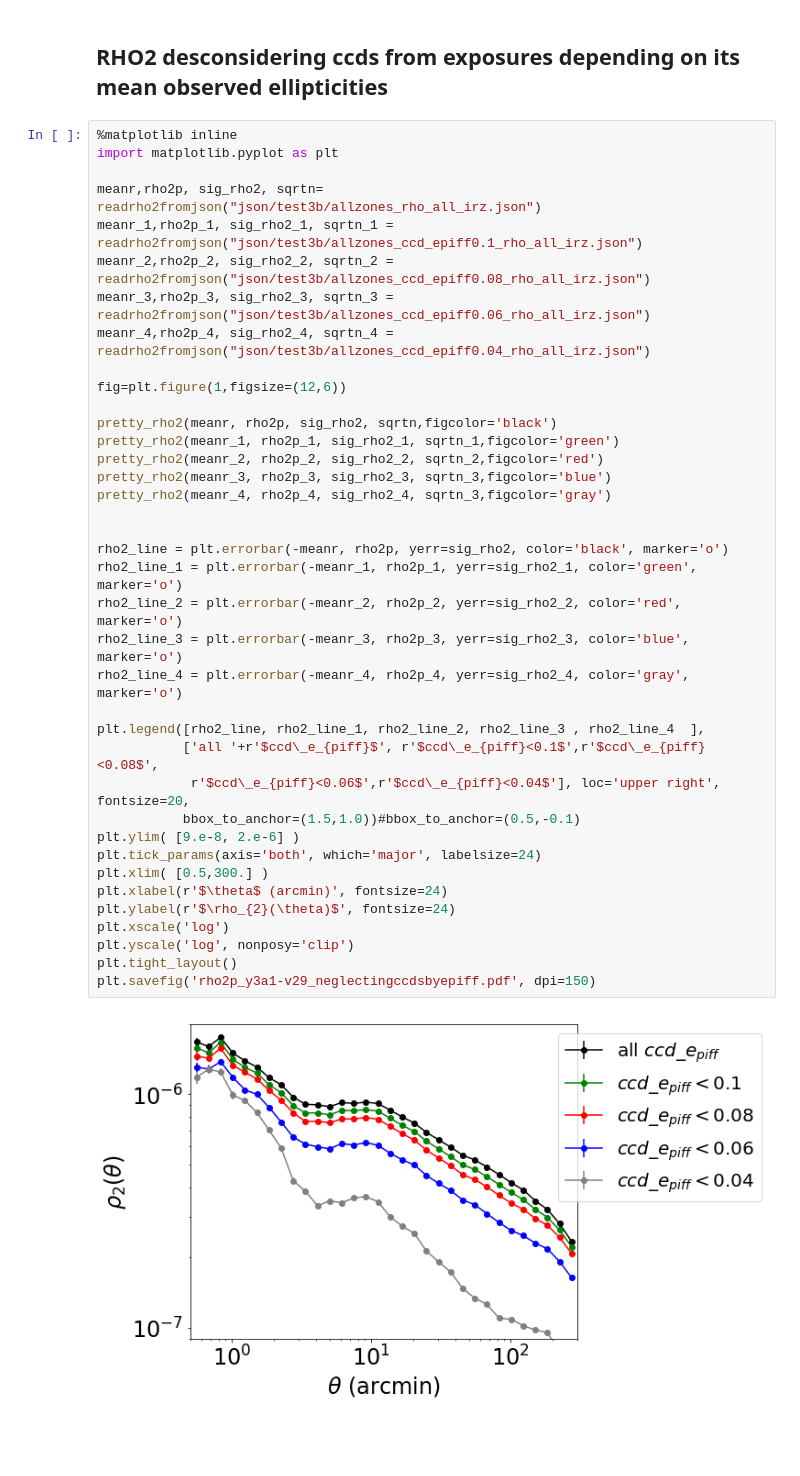
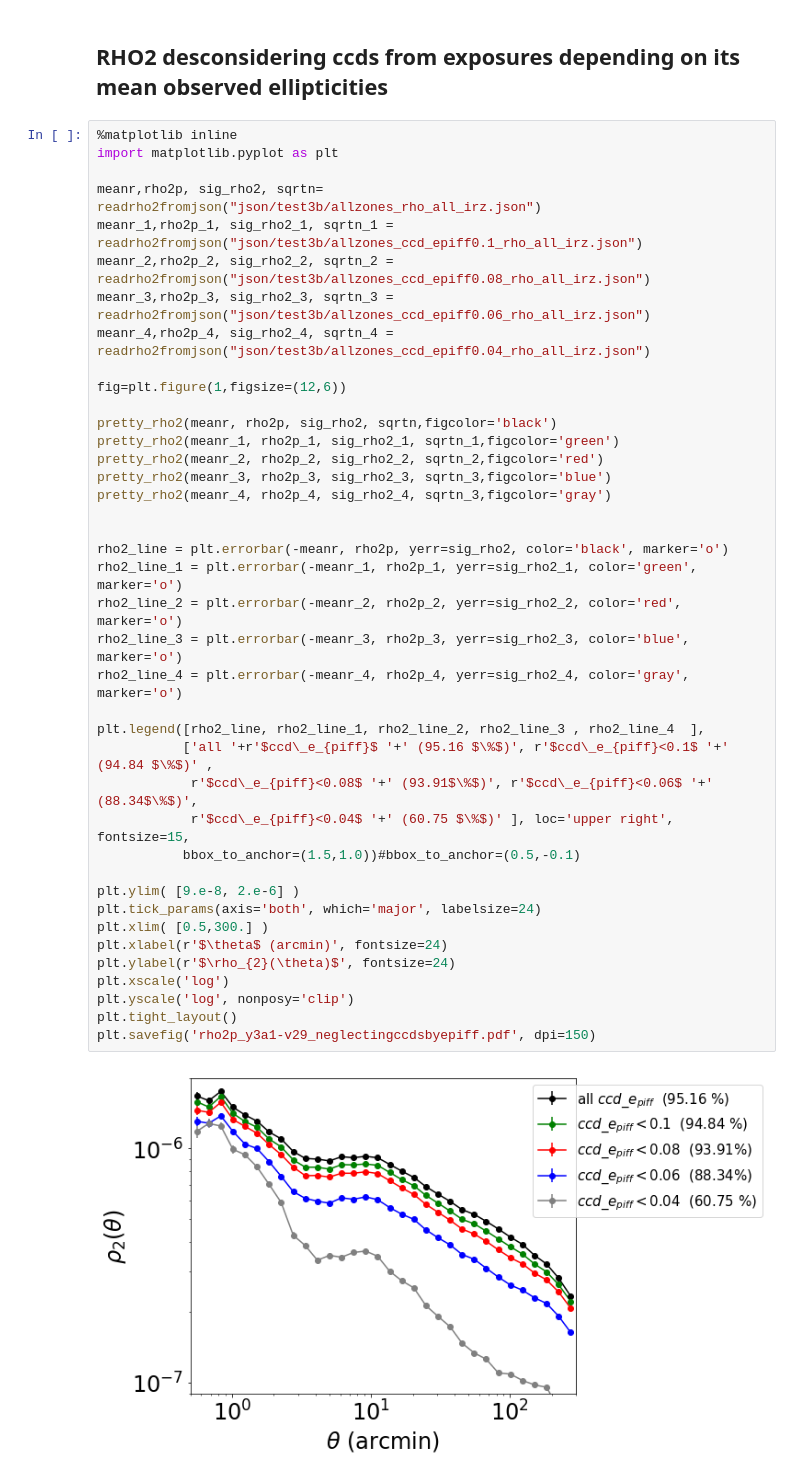
Before and after one commit to andalenavals/notebooks, a Jupyter notebook: y3a1-v29tests/y3a1-v29TESTS.ipynb, the cells around one changed output. Saved outputs shown, nothing was run; the diff lists cells and outputs as text; blank space fills up the shorter version.

```diff
--- a/y3a1-v29tests/y3a1-v29TESTS.ipynb
+++ b/y3a1-v29tests/y3a1-v29TESTS.ipynb
@@ -626,33 +627,35 @@ meanr_2,rho2p_2, sig_rho2_2, sqrtn_2 = readrho2fromjson("json/test3b/allzones_cc
 meanr_3,rho2p_3, sig_rho2_3, sqrtn_3 = readrho2fromjson("json/test3b/allzones_ccd_epiff0.06_rho_all_irz.json")
 meanr_4,rho2p_4, sig_rho2_4, sqrtn_4 = readrho2fromjson("json/test3b/allzones_ccd_epiff0.04_rho_all_irz.json")
 
 fig=plt.figure(1,figsize=(12,6))
 
 pretty_rho2(meanr, rho2p, sig_rho2, sqrtn,figcolor='black')
 pretty_rho2(meanr_1, rho2p_1, sig_rho2_1, sqrtn_1,figcolor='green')
 pretty_rho2(meanr_2, rho2p_2, sig_rho2_2, sqrtn_2,figcolor='red')
 pretty_rho2(meanr_3, rho2p_3, sig_rho2_3, sqrtn_3,figcolor='blue')
 pretty_rho2(meanr_4, rho2p_4, sig_rho2_4, sqrtn_3,figcolor='gray')
 
 
 rho2_line = plt.errorbar(-meanr, rho2p, yerr=sig_rho2, color='black', marker='o')
 rho2_line_1 = plt.errorbar(-meanr_1, rho2p_1, yerr=sig_rho2_1, color='green', marker='o')
 rho2_line_2 = plt.errorbar(-meanr_2, rho2p_2, yerr=sig_rho2_2, color='red', marker='o')
 rho2_line_3 = plt.errorbar(-meanr_3, rho2p_3, yerr=sig_rho2_3, color='blue', marker='o')
 rho2_line_4 = plt.errorbar(-meanr_4, rho2p_4, yerr=sig_rho2_4, color='gray', marker='o')
 
 plt.legend([rho2_line, rho2_line_1, rho2_line_2, rho2_line_3 , rho2_line_4  ],
-           ['all '+r'$ccd\_e_{piff}$', r'$ccd\_e_{piff}<0.1$',r'$ccd\_e_{piff}<0.08$',
-            r'$ccd\_e_{piff}<0.06$',r'$ccd\_e_{piff}<0.04$'], loc='upper right', fontsize=20,
+           ['all '+r'$ccd\_e_{piff}$ '+' (95.16 $\%$)', r'$ccd\_e_{piff}<0.1$ '+' (94.84 $\%$)' ,
+            r'$ccd\_e_{piff}<0.08$ '+' (93.91$\%$)', r'$ccd\_e_{piff}<0.06$ '+' (88.34$\%$)',
+            r'$ccd\_e_{piff}<0.04$ '+' (60.75 $\%$)' ], loc='upper right', fontsize=15,
            bbox_to_anchor=(1.5,1.0))#bbox_to_anchor=(0.5,-0.1)
+
 plt.ylim( [9.e-8, 2.e-6] )
 plt.tick_params(axis='both', which='major', labelsize=24)
 plt.xlim( [0.5,300.] )
 plt.xlabel(r'$\theta$ (arcmin)', fontsize=24)
 plt.ylabel(r'$\rho_{2}(\theta)$', fontsize=24)
 plt.xscale('log')
 plt.yscale('log', nonposy='clip')
 plt.tight_layout()
 plt.savefig('rho2p_y3a1-v29_neglectingccdsbyepiff.pdf', dpi=150)
 # %% [output]
-[figure, old version]
+[figure, new version]
```
Also changed, not shown: parts of 3 cells of this notebook, 6 other files.
